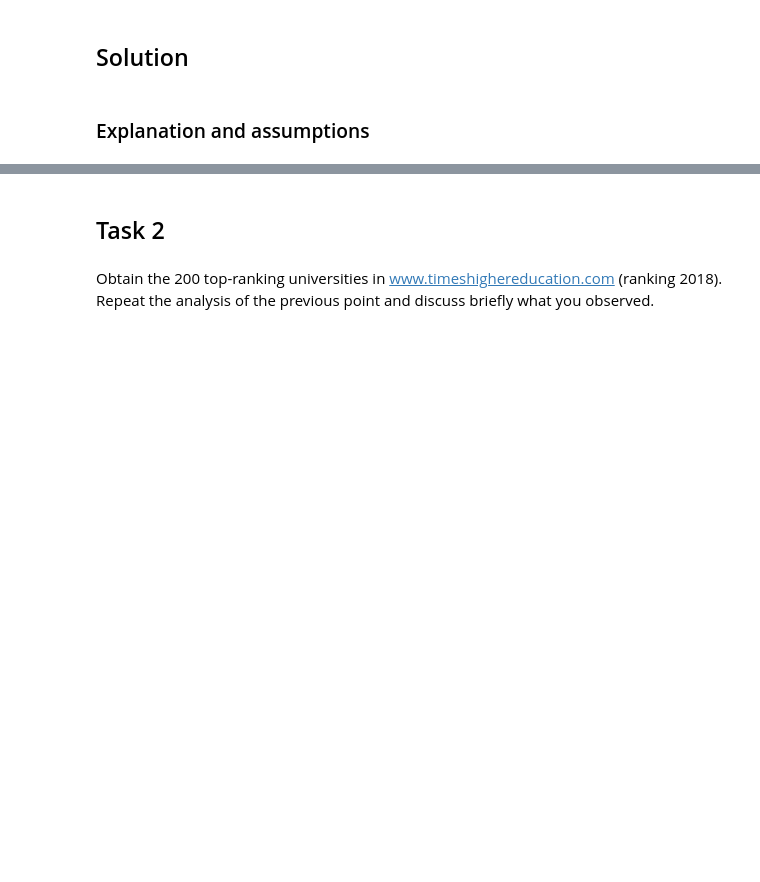
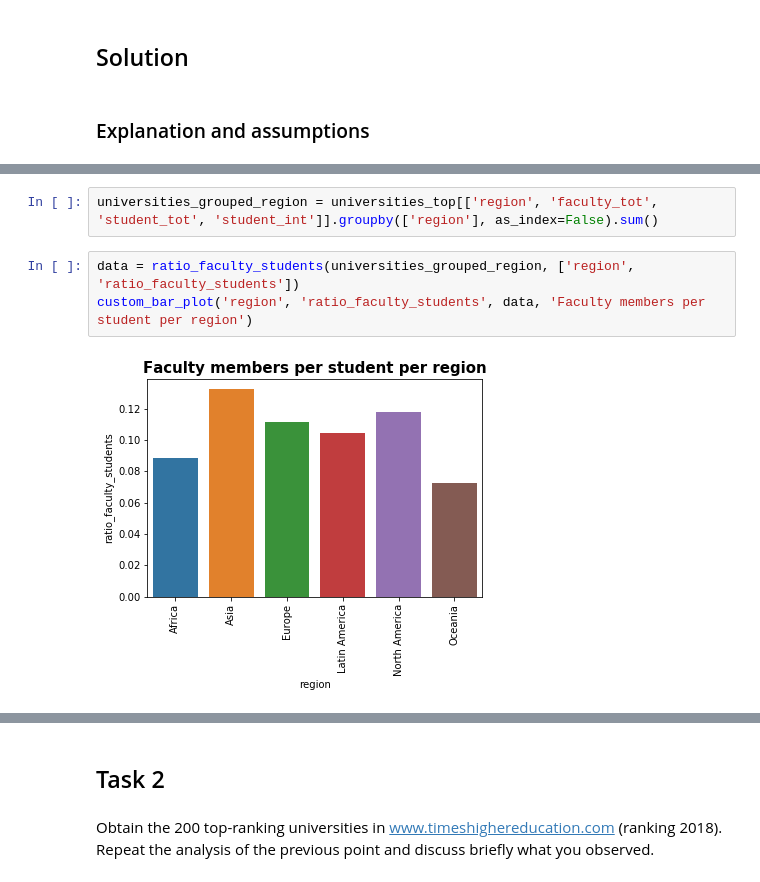
Before and after one commit to darioAnongba/EPFL-ADA, a Jupyter notebook: Labs/02 - Data from the Web/Homework2.ipynb, the cells around one changed output, grey strips where cells are left out. Saved outputs shown, nothing was run; the diff lists cells and outputs as text; blank space fills up the shorter version.

```diff
--- a/Labs/02 - Data from the Web/Homework2.ipynb
+++ b/Labs/02 - Data from the Web/Homework2.ipynb
@@ -77,0 +205,7 @@ universities_top
+# %%
+universities_grouped_region = universities_top[['region', 'faculty_tot', 'student_tot', 'student_int']].groupby(['region'], as_index=False).sum()
+# %%
+data = ratio_faculty_students(universities_grouped_region, ['region', 'ratio_faculty_students'])
+custom_bar_plot('region', 'ratio_faculty_students', data, 'Faculty members per student per region')
+# %% [output]
+[figure, added]
```
Also changed, not shown: parts of 28 cells of this notebook.
